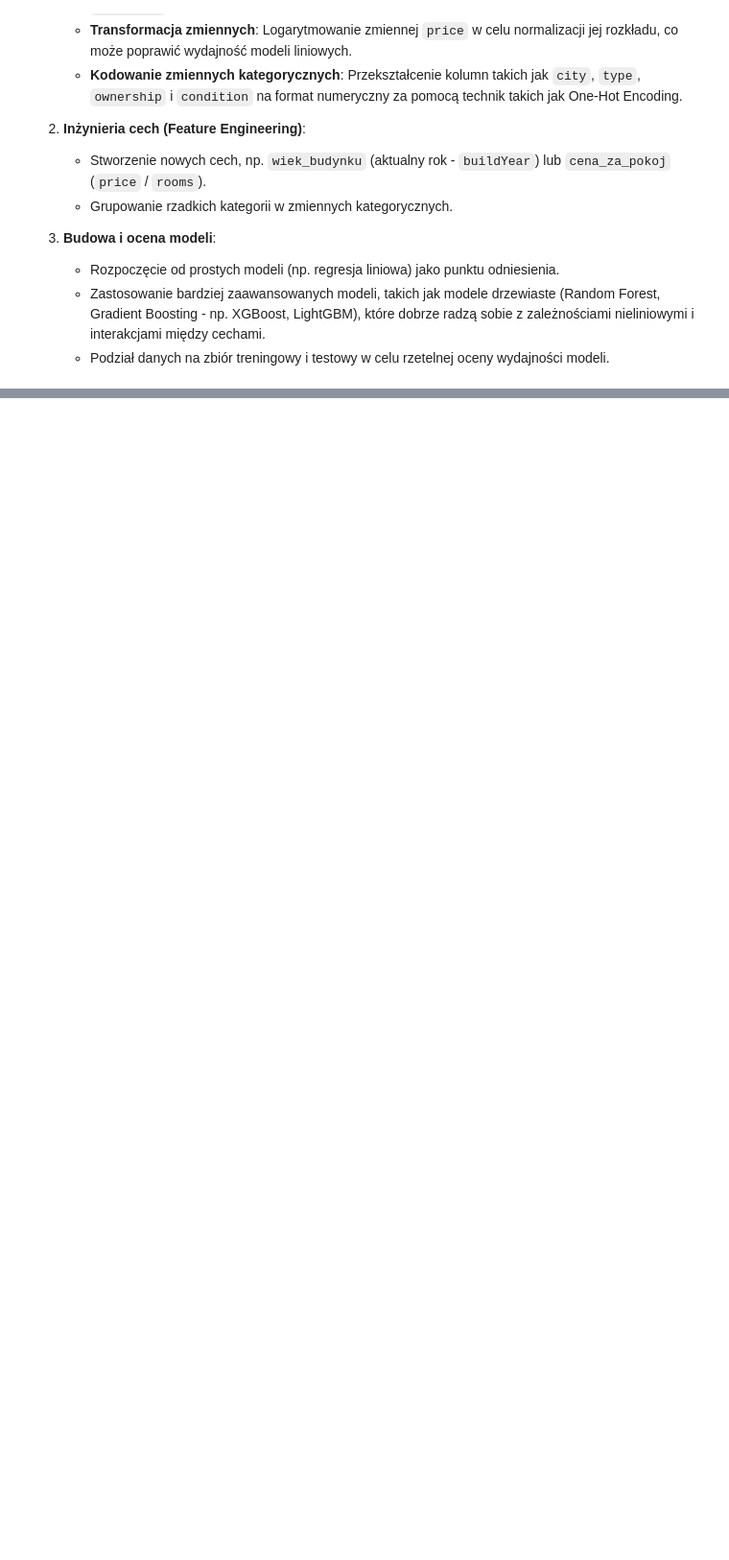
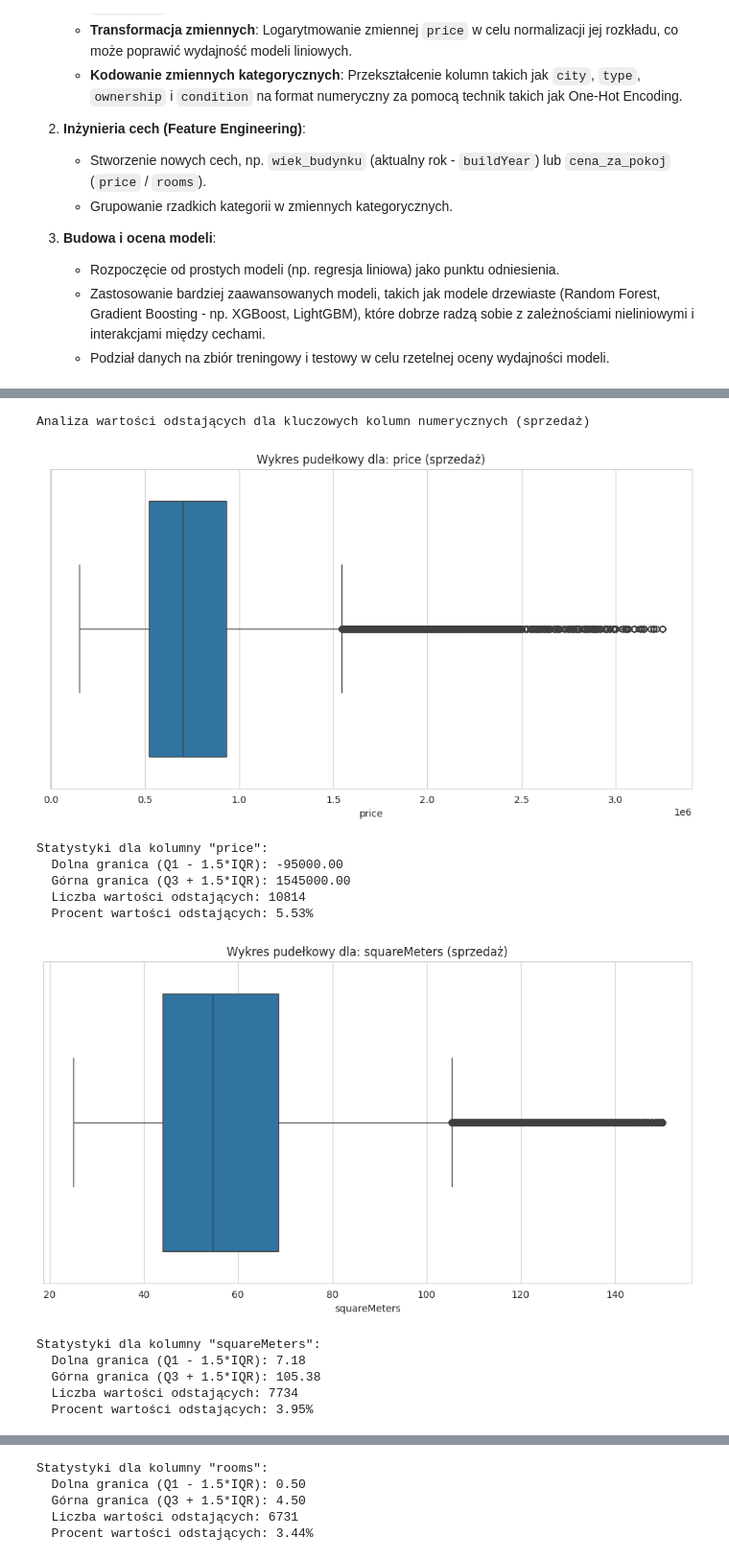
Before and after one commit to Sharens/ml_apartment_prices_in_poland, a Jupyter notebook: analysis.ipynb, the cells around one changed output, grey strips where cells are left out. Shown at 96% size. Saved outputs shown, nothing was run; the diff lists cells and outputs as text; code cells hidden in the pictures; blank space fills up the shorter version.

Commit message:
aktualizacja analizy + dodanie arkusza uczenia modelu

```diff
--- a/analysis.ipynb
+++ b/analysis.ipynb
@@ -446,0 +440,56 @@ Na podstawie powyższych wniosków, dalsze prace powinny obejmować:
+# %%
+# Analiza wartości odstających dla wszystkich kluczowych kolumn numerycznych (sprzedaż)
+print("Analiza wartości odstających dla kluczowych kolumn numerycznych (sprzedaż)")
+
+# Kolumny numeryczne do analizy
+numerical_cols_to_analyze = [
+    'price', 'squareMeters', 'rooms', 'floor', 'floorCount', 'buildYear',
+    'centreDistance', 'poiCount', 'schoolDistance', 'clinicDistance',
+    'postOfficeDistance', 'kindergartenDistance', 'restaurantDistance',
+    'collegeDistance', 'pharmacyDistance'
+]
+
+for col in numerical_cols_to_analyze:
+    # Pomiń kolumny z dużą liczbą brakujących wartości, aby uniknąć błędów
+    if sell_df[col].isnull().sum() / len(sell_df) > 0.5:
+        print(f'Pominięto kolumnę "{col}" z powodu dużej liczby brakujących wartości.')
+        continue
+
+    # Usuwamy wartości NaN na potrzeby analizy tej konkretnej kolumny
+    data_to_analyze = sell_df[col].dropna()
+
+    plt.figure(figsize=(12, 6))
+    sns.boxplot(x=data_to_analyze)
+    plt.title(f'Wykres pudełkowy dla: {col} (sprzedaż)')
+    plt.show()
+
+    Q1 = data_to_analyze.quantile(0.25)
+    Q3 = data_to_analyze.quantile(0.75)
+    IQR = Q3 - Q1
+    lower_bound = Q1 - 1.5 * IQR
+    upper_bound = Q3 + 1.5 * IQR
+
+    outliers = data_to_analyze[(data_to_analyze < lower_bound) | (data_to_analyze > upper_bound)]
+
+    print(f'Statystyki dla kolumny "{col}":')
+    print(f'  Dolna granica (Q1 - 1.5*IQR): {lower_bound:.2f}')
+    print(f'  Górna granica (Q3 + 1.5*IQR): {upper_bound:.2f}')
+    print(f'  Liczba wartości odstających: {len(outliers)}')
+    if not data_to_analyze.empty:
+        print(f'  Procent wartości odstających: {len(outliers)/len(data_to_analyze)*100:.2f}%\n')
+    else:
+        print('  Brak danych do analizy.\n')
+# %% [output]
+Analiza wartości odstających dla kluczowych kolumn numerycznych (sprzedaż)
+[figure, added]
+Statystyki dla kolumny "price":
+  Dolna granica (Q1 - 1.5*IQR): -95000.00
+  Górna granica (Q3 + 1.5*IQR): 1545000.00
+  Liczba wartości odstających: 10814
+  Procent wartości odstających: 5.53%
+[figure, added]
+Statystyki dla kolumny "squareMeters":
+  Dolna granica (Q1 - 1.5*IQR): 7.18
+  Górna granica (Q3 + 1.5*IQR): 105.38
+  Liczba wartości odstających: 7734
+  Procent wartości odstających: 3.95%
@@ -446,0 +497,5 @@ Na podstawie powyższych wniosków, dalsze prace powinny obejmować:
+Statystyki dla kolumny "rooms":
+  Dolna granica (Q1 - 1.5*IQR): 0.50
+  Górna granica (Q3 + 1.5*IQR): 4.50
+  Liczba wartości odstających: 6731
+  Procent wartości odstających: 3.44%
```
Also changed, not shown: parts of 10 cells of this notebook, 1 other file.
